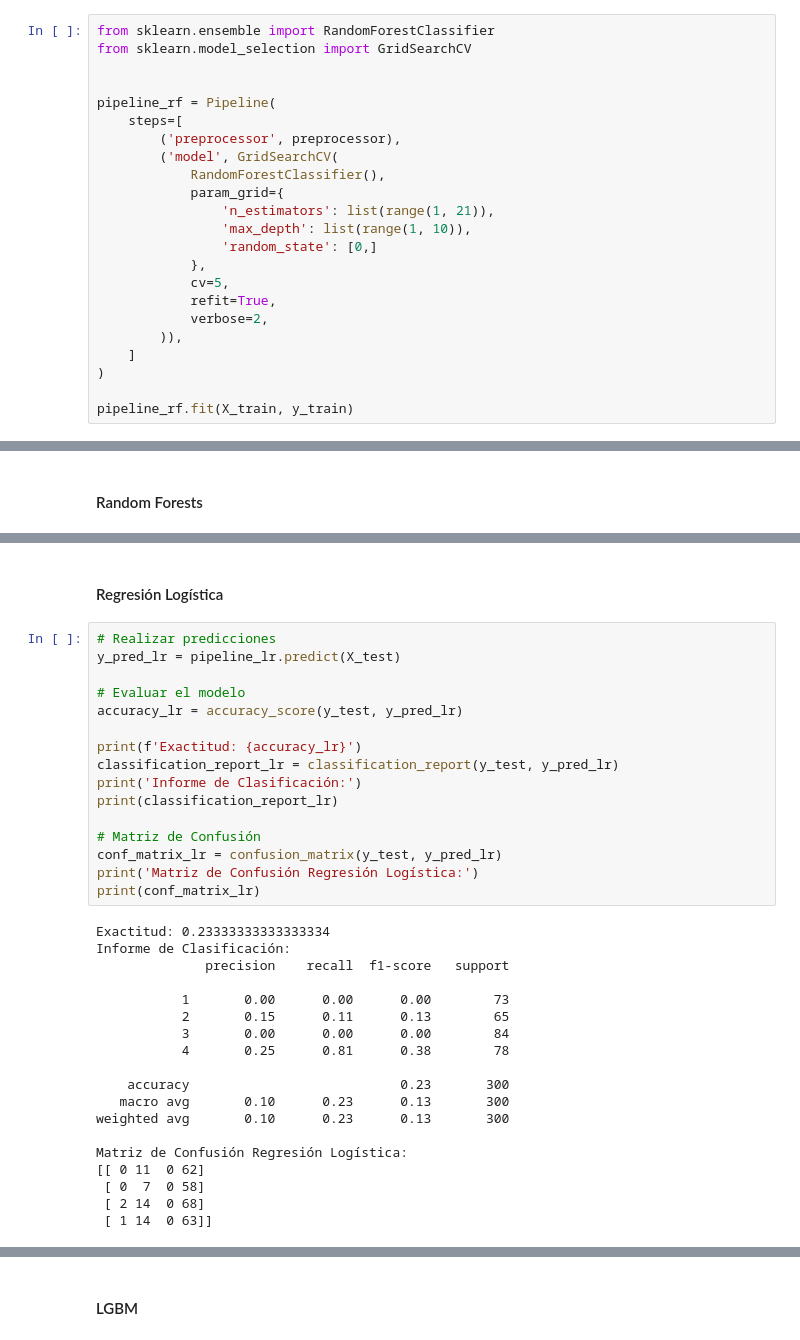
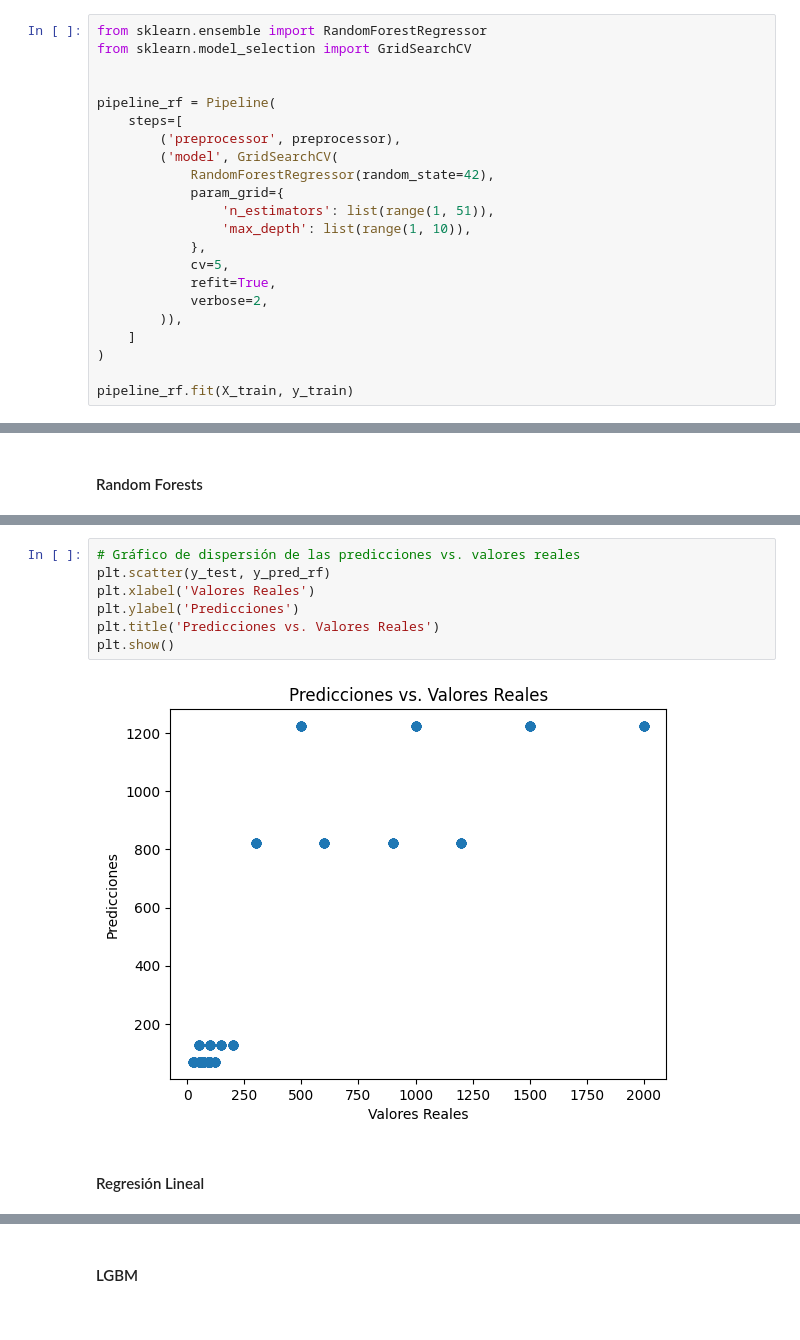
Before and after one commit to dmnunez1993/coding-dojo-ds-ml-bootcamp, a Jupyter notebook: machine_learning/2_modelos_de_clasificacion/2_proyecto_1_parte_final/notebooks/Benchmarking.ipynb, the cells around one changed output, grey strips where cells are left out. Drawn from its saved outputs; the diff is of its cells as text.

```diff
--- a/machine_learning/2_modelos_de_clasificacion/2_proyecto_1_parte_final/notebooks/Benchmarking.ipynb
+++ b/machine_learning/2_modelos_de_clasificacion/2_proyecto_1_parte_final/notebooks/Benchmarking.ipynb
@@ -145,7 +186,7 @@ Pipeline(steps=[('preprocessor',
 # %% [markdown]
 #### Random Forests
 # %%
-from sklearn.ensemble import RandomForestClassifier
+from sklearn.ensemble import RandomForestRegressor
 from sklearn.model_selection import GridSearchCV
 
 
@@ -153,11 +194,10 @@ pipeline_rf = Pipeline(
     steps=[
         ('preprocessor', preprocessor),
         ('model', GridSearchCV(
-            RandomForestClassifier(),
+            RandomForestRegressor(random_state=42),
             param_grid={
-                'n_estimators': list(range(1, 21)),
+                'n_estimators': list(range(1, 51)),
                 'max_depth': list(range(1, 10)),
-                'random_state': [0,]
             },
             cv=5,
             refit=True,
@@ -405,37 +383,11 @@ graficar_matriz_confusion(conf_matrix_rf, labels=["1", "2", "3", "4"])
+# %%
+# Gráfico de dispersión de las predicciones vs. valores reales
+plt.scatter(y_test, y_pred_rf)
+plt.xlabel('Valores Reales')
+plt.ylabel('Predicciones')
+plt.title('Predicciones vs. Valores Reales')
+plt.show()
+# %% [output]
+[figure, added]
 # %% [markdown]
-#### Regresión Logística
+#### Regresión Lineal
-# %%
-# Realizar predicciones
-y_pred_lr = pipeline_lr.predict(X_test)
-
-# Evaluar el modelo
-accuracy_lr = accuracy_score(y_test, y_pred_lr)
-
-print(f'Exactitud: {accuracy_lr}')
-classification_report_lr = classification_report(y_test, y_pred_lr)
-print('Informe de Clasificación:')
-print(classification_report_lr)
-
-# Matriz de Confusión
-conf_matrix_lr = confusion_matrix(y_test, y_pred_lr)
-print('Matriz de Confusión Regresión Logística:')
-print(conf_matrix_lr)
-# %% [output]
-Exactitud: 0.23333333333333334
-Informe de Clasificación:
-              precision    recall  f1-score   support
-
-           1       0.00      0.00      0.00        73
-           2       0.15      0.11      0.13        65
-           3       0.00      0.00      0.00        84
-           4       0.25      0.81      0.38        78
-
-    accuracy                           0.23       300
-   macro avg       0.10      0.23      0.13       300
-weighted avg       0.10      0.23      0.13       300
-
-Matriz de Confusión Regresión Logística:
-[[ 0 11  0 62]
- [ 0  7  0 58]
- [ 2 14  0 68]
- [ 1 14  0 63]]
```
Also changed, not shown: parts of 46 cells of this notebook, 7 other files.
